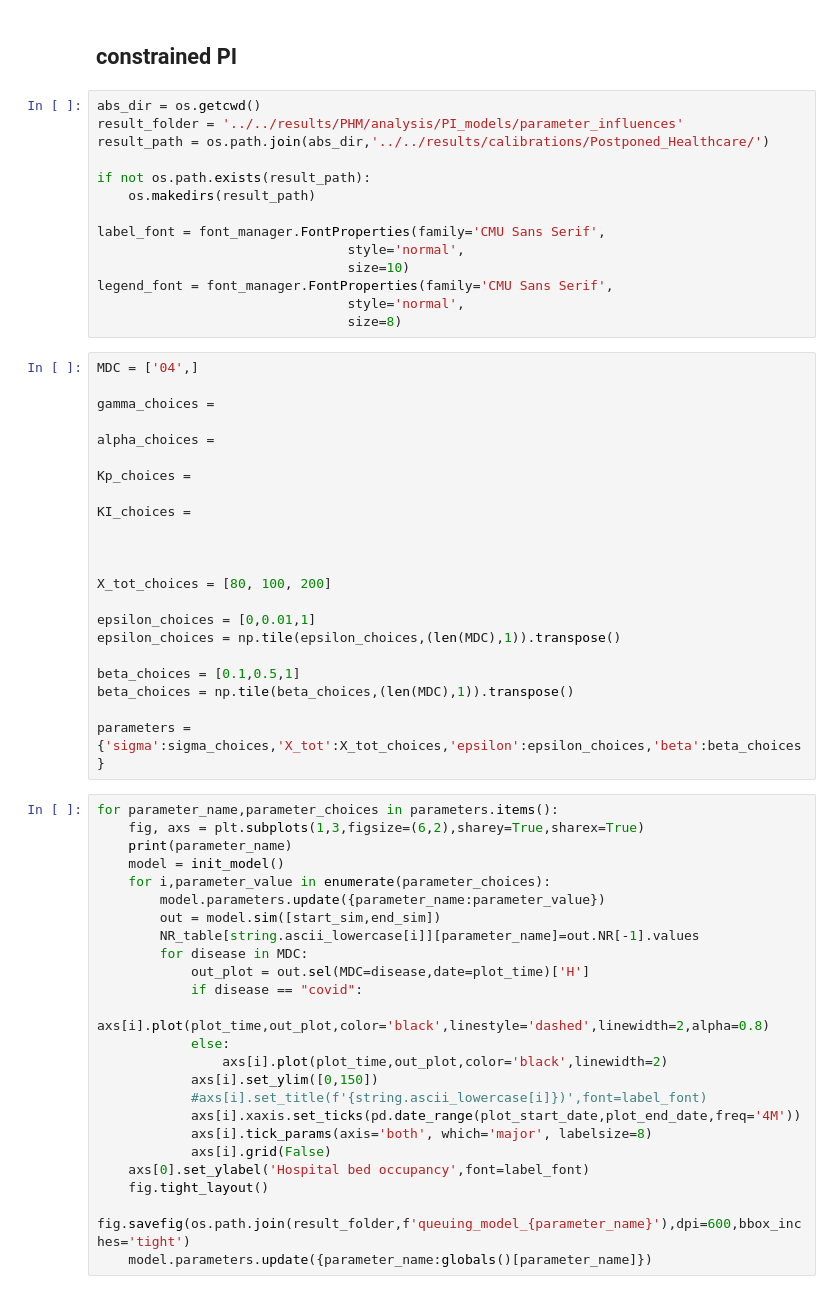
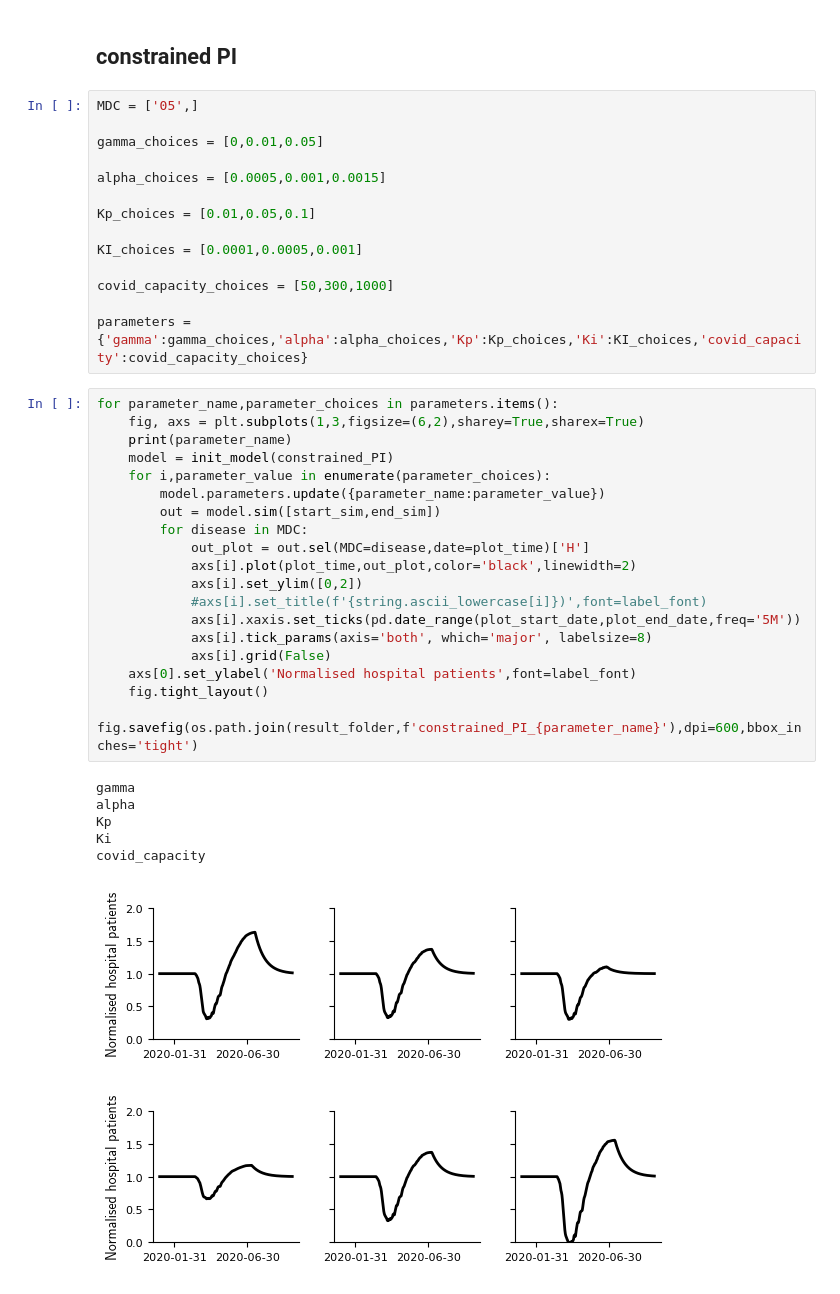
Before and after one commit to woldmuyn/COVID19-Model, a Jupyter notebook: notebooks/scratch/woldmuyn_postponed_healthcare_PI_models.ipynb, the cells around one changed output. Drawn from its saved outputs; the diff is of its cells as text.

```diff
--- a/notebooks/scratch/woldmuyn_postponed_healthcare_PI_models.ipynb
+++ b/notebooks/scratch/woldmuyn_postponed_healthcare_PI_models.ipynb
@@ -261,62 +281,43 @@ plt.show()
 # %% [markdown]
 ## constrained PI
-# %%
-abs_dir = os.getcwd()
-result_folder = '../../results/PHM/analysis/PI_models/parameter_influences'
-result_path = os.path.join(abs_dir,'../../results/calibrations/Postponed_Healthcare/')
-
-if not os.path.exists(result_path):
-    os.makedirs(result_path)
-
-label_font = font_manager.FontProperties(family='CMU Sans Serif',
-                                style='normal',
-                                size=10)
-legend_font = font_manager.FontProperties(family='CMU Sans Serif',
-                                style='normal',
-                                size=8)
-# %%
-MDC = ['04',]
-
-gamma_choices =
-
-alpha_choices =
-
-Kp_choices =
-
-KI_choices =
-
-
-
-X_tot_choices = [80, 100, 200]
-
-epsilon_choices = [0,0.01,1]
-epsilon_choices = np.tile(epsilon_choices,(len(MDC),1)).transpose()
-
-beta_choices = [0.1,0.5,1]
-beta_choices = np.tile(beta_choices,(len(MDC),1)).transpose()
-
-parameters = {'sigma':sigma_choices,'X_tot':X_tot_choices,'epsilon':epsilon_choices,'beta':beta_choices}
+# %%
+MDC = ['05',]
+
+gamma_choices = [0,0.01,0.05]
+
+alpha_choices = [0.0005,0.001,0.0015]
+
+Kp_choices = [0.01,0.05,0.1]
+
+KI_choices = [0.0001,0.0005,0.001]
+
+covid_capacity_choices = [50,300,1000]
+
+parameters = {'gamma':gamma_choices,'alpha':alpha_choices,'Kp':Kp_choices,'Ki':KI_choices,'covid_capacity':covid_capacity_choices}
 # %%
 for parameter_name,parameter_choices in parameters.items():
     fig, axs = plt.subplots(1,3,figsize=(6,2),sharey=True,sharex=True)
     print(parameter_name)
-    model = init_model()
+    model = init_model(constrained_PI)
     for i,parameter_value in enumerate(parameter_choices):
         model.parameters.update({parameter_name:parameter_value})
         out = model.sim([start_sim,end_sim])
-        NR_table[string.ascii_lowercase[i]][parameter_name]=out.NR[-1].values
         for disease in MDC:
             out_plot = out.sel(MDC=disease,date=plot_time)['H']
-            if disease == "covid":
-                axs[i].plot(plot_time,out_plot,color='black',linestyle='dashed',linewidth=2,alpha=0.8)
-            else:
-                axs[i].plot(plot_time,out_plot,color='black',linewidth=2)
-            axs[i].set_ylim([0,150])
+            axs[i].plot(plot_time,out_plot,color='black',linewidth=2)
+            axs[i].set_ylim([0,2])
             #axs[i].set_title(f'{string.ascii_lowercase[i]})',font=label_font)
-            axs[i].xaxis.set_ticks(pd.date_range(plot_start_date,plot_end_date,freq='4M'))
+            axs[i].xaxis.set_ticks(pd.date_range(plot_start_date,plot_end_date,freq='5M'))
             axs[i].tick_params(axis='both', which='major', labelsize=8)
             axs[i].grid(False)
-    axs[0].set_ylabel('Hospital bed occupancy',font=label_font)
+    axs[0].set_ylabel('Normalised hospital patients',font=label_font)
     fig.tight_layout()
-    fig.savefig(os.path.join(result_folder,f'queuing_model_{parameter_name}'),dpi=600,bbox_inches='tight')
-    model.parameters.update({parameter_name:globals()[parameter_name]})
+    fig.savefig(os.path.join(result_folder,f'constrained_PI_{parameter_name}'),dpi=600,bbox_inches='tight')
+# %% [output]
+gamma
+alpha
+Kp
+Ki
+covid_capacity
+[figure, added]
+[figure, added]
```
Also changed, not shown: parts of 11 cells of this notebook, 58 other files.
